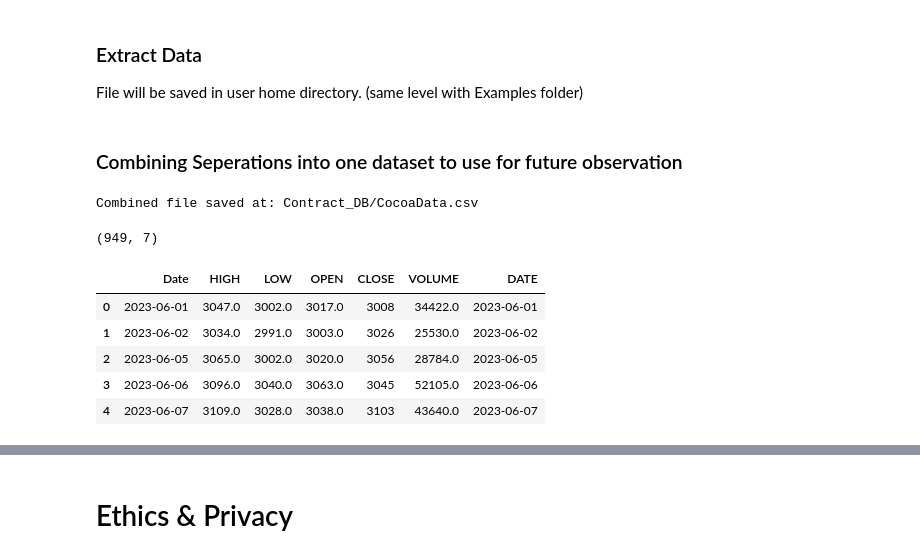
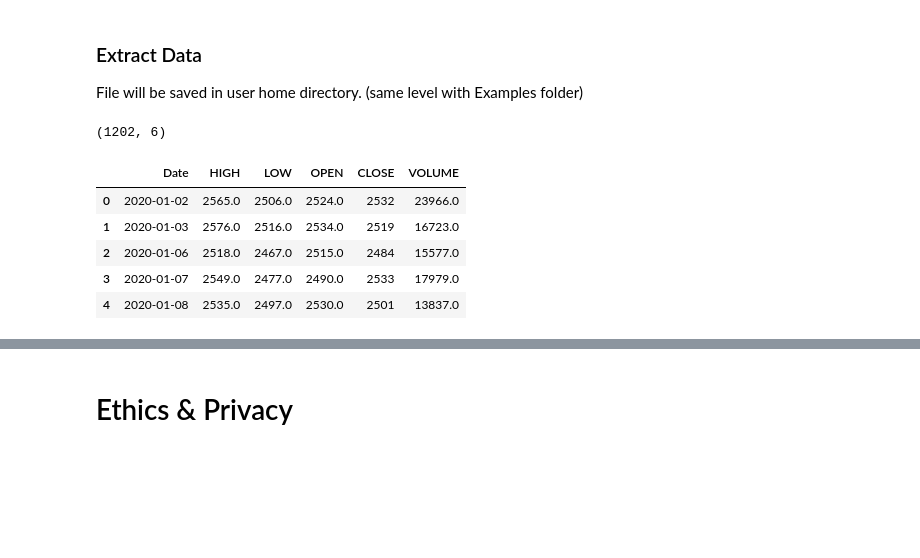
Before and after one commit to jak-weston/Cocoa-Futures-Analysis, a Jupyter notebook: DataCheckpoint_Group142-FA24.ipynb, the cells around one changed output, grey strips where cells are left out. Drawn from its saved outputs; the diff is of its cells as text; code cells hidden in the pictures; blank space fills up the shorter version.

Commit message:
Update Data Checkpoint

```diff
--- a/DataCheckpoint_Group142-FA24.ipynb
+++ b/DataCheckpoint_Group142-FA24.ipynb
@@ -326,42 +321,15 @@ fileName = baseCon.value + '.csv'
 df.to_csv(Path.home() / fileName)
 rd.close_session()
 df.head()
-# %% [markdown]
-### Combining Seperations into one dataset to use for future observation
-# %%
-# Folder where the CSV files are stored
-folder_path = "Contract_DB"
-
-# List of file paths for Separation_1.csv to Separation_5.csv
-file_paths = [f"{folder_path}/Separation_{i}.csv" for i in range(1, 6)]
-
-# Initialize an empty list to store dataframes
-dataframes = []
-
-# Loop through file paths, read each CSV, and append to the list
-for file_path in file_paths:
-    df = pd.read_csv(file_path)
-    dataframes.append(df)
-
-# Concatenate all dataframes into one
-final_dataframe = pd.concat(dataframes, ignore_index=True)
-
-# Save the combined DataFrame into the same folder
-output_path = f"{folder_path}/CocoaData.csv"
-final_dataframe.to_csv(output_path, index=False)
-
-print(f"Combined file saved at: {output_path}")
-# %% [output]
-Combined file saved at: Contract_DB/CocoaData.csv
 # %%
-cocoa_data = pd.read_csv("Contract_DB/CocoaData.csv")
-print(cocoa_data.shape)
-cocoa_data.head()
+df_cc1 = pd.read_csv("Contract_DB/df_cc1.csv")
+print(df_cc1.shape)
+df_cc1.head()
 # %% [output]
-(949, 7)
+(1202, 6)
-|  | Date | HIGH | LOW | OPEN | CLOSE | VOLUME | DATE |
-| 0 | 2023-06-01 | 3047.0 | 3002.0 | 3017.0 | 3008 | 34422.0 | 2023-06-01 |
-| 1 | 2023-06-02 | 3034.0 | 2991.0 | 3003.0 | 3026 | 25530.0 | 2023-06-02 |
-| 2 | 2023-06-05 | 3065.0 | 3002.0 | 3020.0 | 3056 | 28784.0 | 2023-06-05 |
-| 3 | 2023-06-06 | 3096.0 | 3040.0 | 3063.0 | 3045 | 52105.0 | 2023-06-06 |
-| 4 | 2023-06-07 | 3109.0 | 3028.0 | 3038.0 | 3103 | 43640.0 | 2023-06-07 |
+|  | Date | HIGH | LOW | OPEN | CLOSE | VOLUME |
+| 0 | 2020-01-02 | 2565.0 | 2506.0 | 2524.0 | 2532 | 23966.0 |
+| 1 | 2020-01-03 | 2576.0 | 2516.0 | 2534.0 | 2519 | 16723.0 |
+| 2 | 2020-01-06 | 2518.0 | 2467.0 | 2515.0 | 2484 | 15577.0 |
+| 3 | 2020-01-07 | 2549.0 | 2477.0 | 2490.0 | 2533 | 17979.0 |
+| 4 | 2020-01-08 | 2535.0 | 2497.0 | 2530.0 | 2501 | 13837.0 |
```
Also changed, not shown: parts of 12 cells of this notebook, 5 other files.
